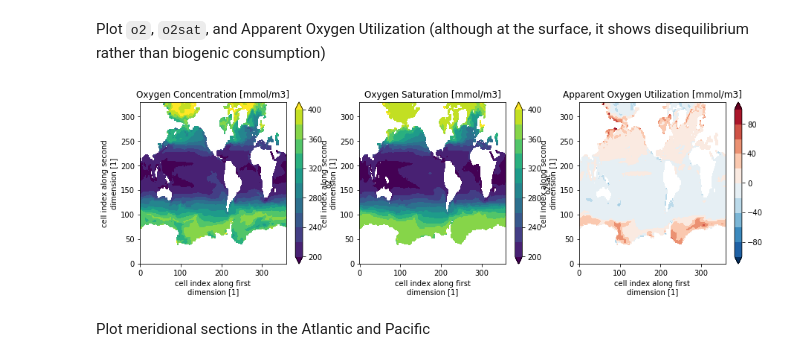
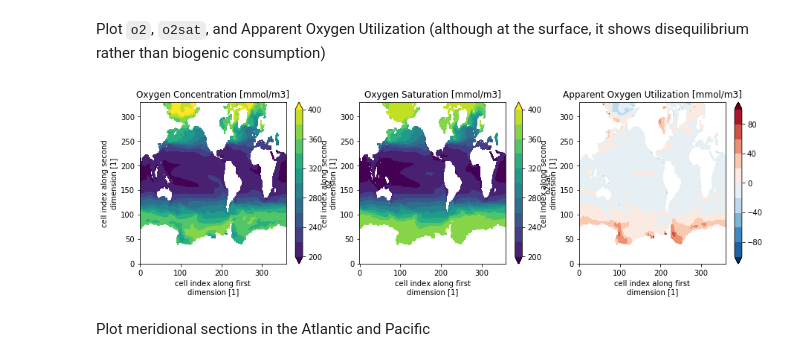
Before and after one commit to mara-freilich/cmip6hack-ocean-bgc, a Jupyter notebook: notebooks/jml_dissic_prereg.ipynb, the cells around one changed output. Drawn from its saved outputs; the diff is of its cells as text; code cells hidden in the pictures.

```diff
--- a/notebooks/jml_dissic_prereg.ipynb
+++ b/notebooks/jml_dissic_prereg.ipynb
@@ -116,19 +116,19 @@ Oh look, `O2` is on a slightly different grid to `thetao` and `so`!!!!! That's o
 Plot `o2`, `o2sat`, and Apparent Oxygen Utilization (although at the surface, it shows disequilibrium rather than biogenic consumption)
 # %%
 fig, (ax1,ax2,ax3) = plt.subplots(figsize=(15,4),ncols=3,nrows=1)
-(model.isel(time=-1).isel(lev=0).o2*1e3).plot(ax=ax1,levels=np.arange(200,420,20),extend="both")
+(model.isel(time=slice(-13,-1)).mean('time').isel(lev=0).o2*1e3).plot(ax=ax1,levels=np.arange(200,420,20),extend="both")
 
 # Looks like O2sat is 1000x too small! Maybe they doubley applied the mmol->mol conversion?
-(model.isel(time=-1).isel(lev=0).o2sat*1e6).plot(ax=ax2,levels=np.arange(200,420,20),extend="both")
+(model.isel(time=slice(-13,-1)).mean('time').isel(lev=0).o2sat*1e6).plot(ax=ax2,levels=np.arange(200,420,20),extend="both")
 aou=(model.o2sat*1000-model.o2)
-(aou.isel(time=-1).isel(lev=0)*1e3).plot(ax=ax3,levels=np.arange(-100,120,20),extend="both")
+(aou.isel(time=slice(-13,-1)).mean('time').isel(lev=0)*1e3).plot(ax=ax3,levels=np.arange(-100,120,20),extend="both")
 
 ax1.set_title("Oxygen Concentration [mmol/m3]")
 ax2.set_title("Oxygen Saturation [mmol/m3]")
 ax3.set_title("Apparent Oxygen Utilization [mmol/m3]")
 plt.show()
 # %% [output]
-[figure, old version]
+[figure, new version]
 # %% [markdown]
 Plot meridional sections in the Atlantic and Pacific
 # %%
```
Also changed, not shown: parts of 8 cells of this notebook.
